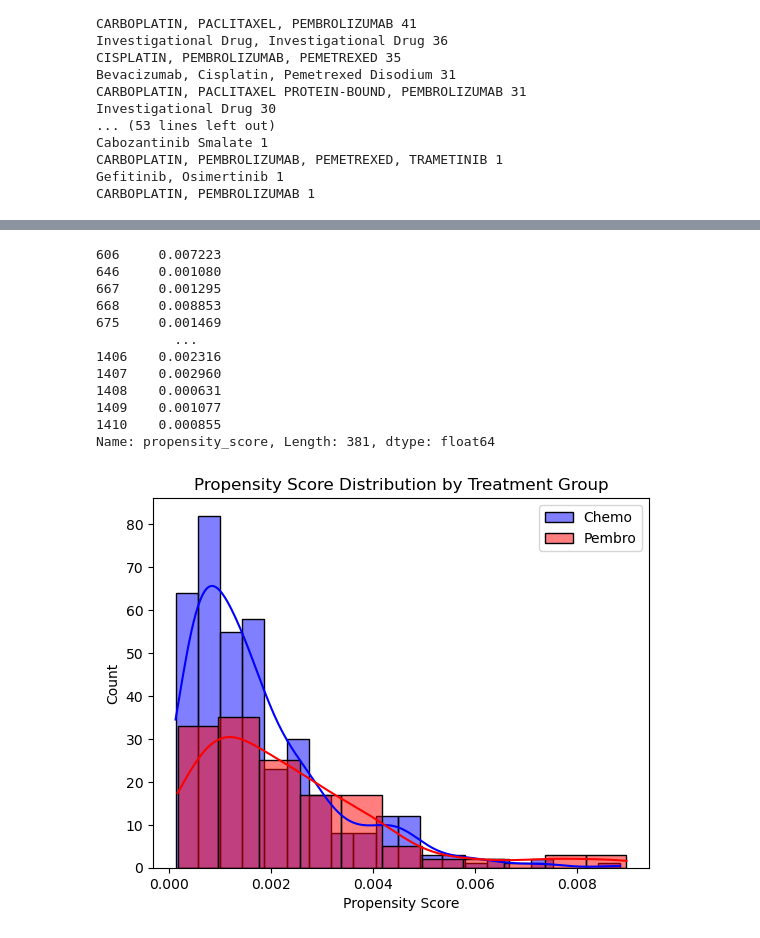
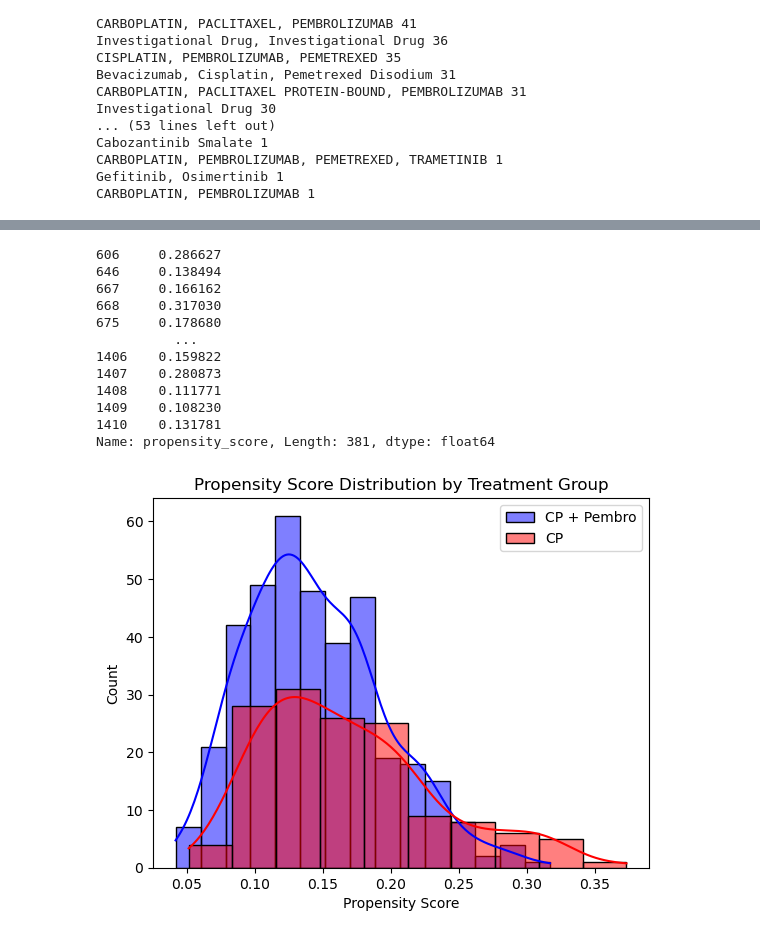
Before and after one commit to oanaipopescu/causal_effects, a Jupyter notebook: running/load_and_explore_datasets.ipynb, the cells around one changed output, grey strips where cells are left out. Cells and saved outputs as stored; diff of their text form; code cells hidden in the pictures.

```diff
--- a/running/load_and_explore_datasets.ipynb
+++ b/running/load_and_explore_datasets.ipynb
@@ -304,0 +331,2 @@ necitumumab, gemcitabine, cisplatin 1
+# %%
+reduced_merged_df = merged_df[~merged_df['Cleaned_Regimen'].isin(vals_to_drop)].copy()
@@ -316,7 +352,7 @@ race_replacement = {'asian-far east/indian subcont': 'POC',
                      'black or african american': 'POC',
                      'unknown': 'NA'}
 
-merged_df['Grouped_Race'] = merged_df['Race'].copy()
-merged_df['Grouped_Race'] = [r.lower() for r in merged_df['Race']]
-merged_df['Grouped_Race'] = merged_df['Grouped_Race'].replace(race_replacement)
+reduced_merged_df['Grouped_Race'] = reduced_merged_df['Race'].copy()
+reduced_merged_df['Grouped_Race'] = [r.lower() for r in reduced_merged_df['Race']]
+reduced_merged_df['Grouped_Race'] = reduced_merged_df['Grouped_Race'].replace(race_replacement)
 # %%
@@ -334,5 +367,5 @@ print(np.unique(merged_df['Grouped_Race'], return_counts=True))
 # %%
-merged_df['Sex'] = [s.lower() for s in merged_df['Sex']]
+reduced_merged_df['Sex'] = [s.lower() for s in reduced_merged_df['Sex']]
 # %%
 
 # Step 1: Define covariates and treatment
@@ -340,8 +373,8 @@ covariate_cols = ['Current Age', 'Sex', 'Grouped_Race']
 categorical_cols = ['Sex', 'Grouped_Race']  # columns to one-hot encode
 numeric_cols = list(set(covariate_cols) - set(categorical_cols))
 
-X = merged_df[covariate_cols]
-T = merged_df['Cleaned_Regimen']
+X = reduced_merged_df[covariate_cols]
+T = reduced_merged_df['Cleaned_Regimen']
 
 # Step 2: Create preprocessing pipeline
 preprocessor = ColumnTransformer(
@@ -360,4 +393,4 @@ pipeline = Pipeline(steps=[
 pipeline.fit(X, T)
 
 # Step 4: Predict propensity scores
-merged_df['propensity_score'] = pipeline.predict_proba(X)[:, 1]
+reduced_merged_df['propensity_score'] = pipeline.predict_proba(X)[:, 1]
@@ -392,28 +397,28 @@ array(['afatinib dimaleate', 'alectinib', 'alectinib, bevacizumab',
 # %%
-merged_df[merged_df['Cleaned_Regimen'] == 'carboplatin, pemetrexed, pembrolizumab']['propensity_score']
+reduced_merged_df[reduced_merged_df['Cleaned_Regimen'] == 'carboplatin, pemetrexed, pembrolizumab']['propensity_score']
 # %% [output]
-606     0.007223
-646     0.001080
-667     0.001295
-668     0.008853
-675     0.001469
+606     0.286627
+646     0.138494
+667     0.166162
+668     0.317030
+675     0.178680
           ...
-1406    0.002316
-1407    0.002960
-1408    0.000631
-1409    0.001077
-1410    0.000855
+1406    0.159822
+1407    0.280873
+1408    0.111771
+1409    0.108230
+1410    0.131781
 Name: propensity_score, Length: 381, dtype: float64
 # %%
 import matplotlib.pyplot as plt
 import seaborn as sns
 
-sns.histplot(merged_df[merged_df['Cleaned_Regimen'] == 'carboplatin, pemetrexed, pembrolizumab']['propensity_score'], color='blue', label='Chemo', kde=True)
-sns.histplot(merged_df[merged_df['Cleaned_Regimen'] == 'carboplatin, pemetrexed']['propensity_score'], color='red', label='Pembro', kde=True)
+sns.histplot(reduced_merged_df[reduced_merged_df['Cleaned_Regimen'] == 'carboplatin, pemetrexed, pembrolizumab']['propensity_score'], color='blue', label='CP + Pembro', kde=True)
+sns.histplot(reduced_merged_df[reduced_merged_df['Cleaned_Regimen'] == 'carboplatin, pemetrexed']['propensity_score'], color='red', label='CP', kde=True)
 plt.title("Propensity Score Distribution by Treatment Group")
 plt.xlabel("Propensity Score")
 plt.ylabel("Count")
 plt.legend()
 plt.show()
 # %% [output]
-[figure, old version]
+[figure, new version]
```
Also changed, not shown: parts of 12 cells of this notebook.
